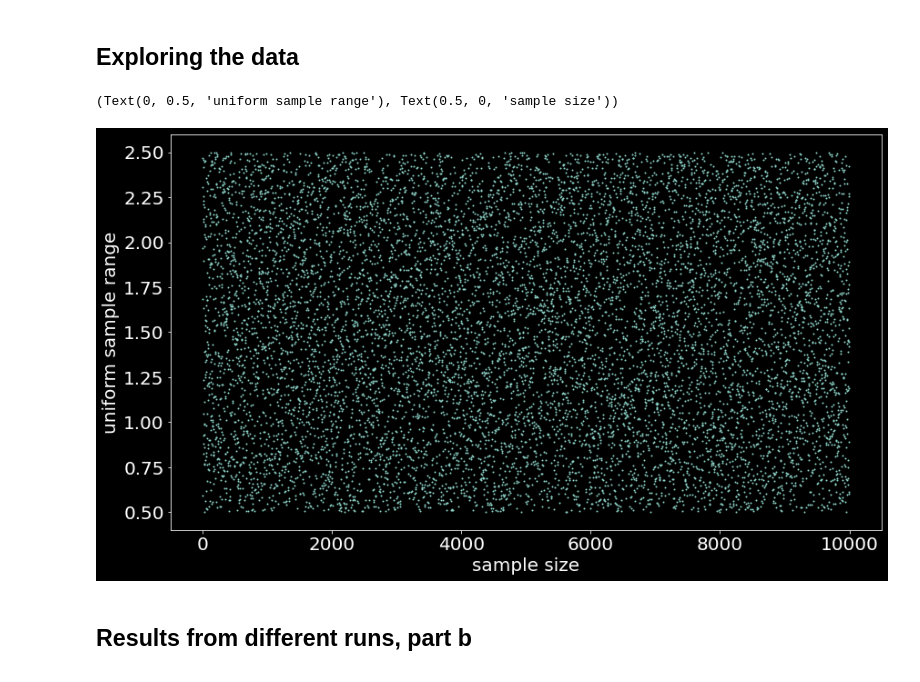
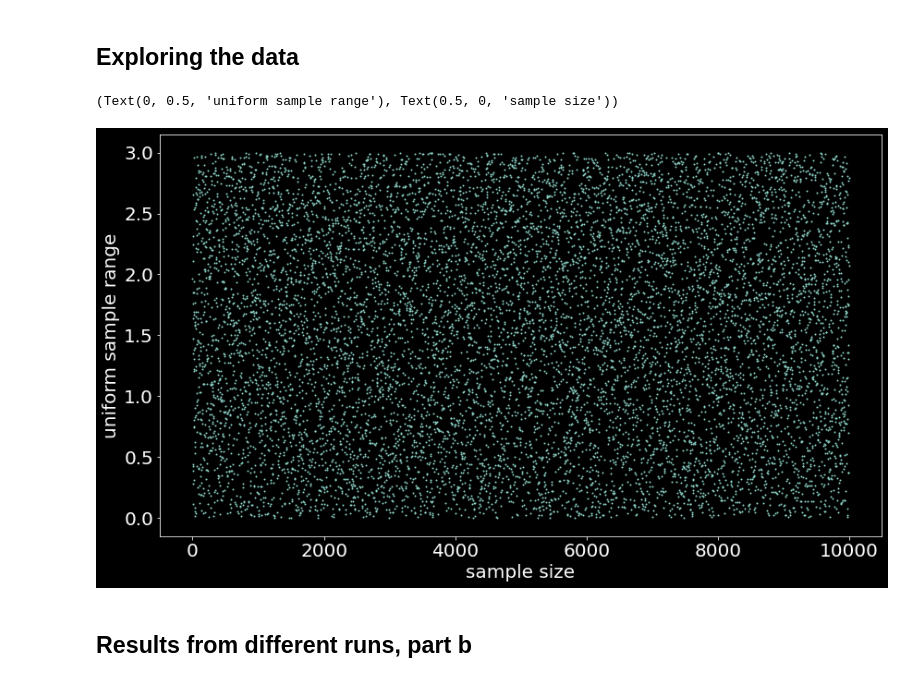
Before and after one commit to SunAndClouds/BlackyCat, a Jupyter notebook: Project BC.ipynb, the cells around one changed output. Cells and saved outputs as stored; diff of their text form; code cells hidden in the pictures.

```diff
--- a/Project BC.ipynb
+++ b/Project BC.ipynb
@@ -40,11 +41,11 @@ $$
 # %%
 alpha_a, alpha_ap, alpha_r, alpha_rp, beta_a, beta_r, delta_ma, delta_mr, delta_a, delta_r, gamma_a, gamma_r, gamma_c, theta_a, theta_r = theta.T
 # %%
-plt.plot(gamma_a, "o", ms=1)
+plt.plot(gamma_c, "o", ms=1)
 plt.ylabel("uniform sample range"), plt.xlabel("sample size")
 # %% [output]
 (Text(0, 0.5, 'uniform sample range'), Text(0.5, 0, 'sample size'))
-[figure, old version]
+[figure, new version]
 # %% [markdown]
 ## Results from different runs, part b
 # %%
```
Also changed, not shown: parts of 9 cells of this notebook.
